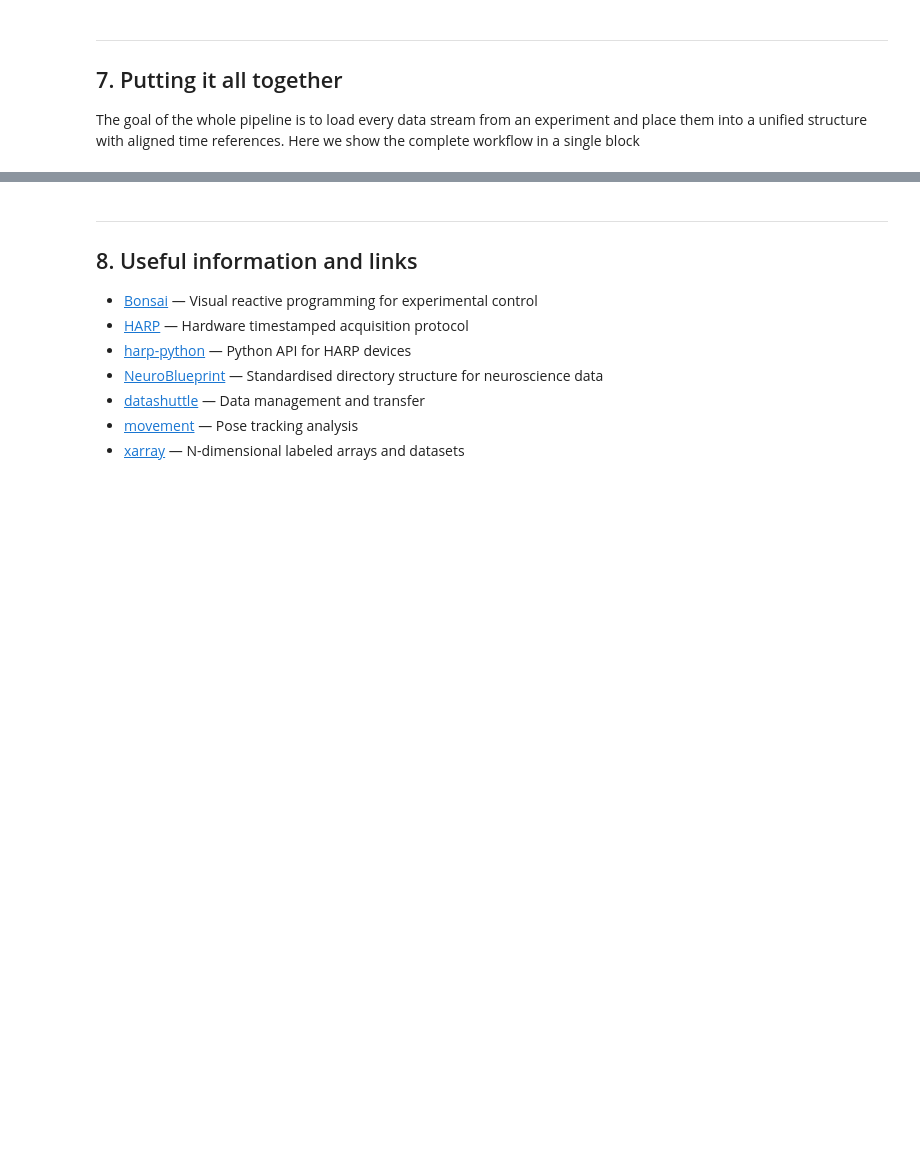
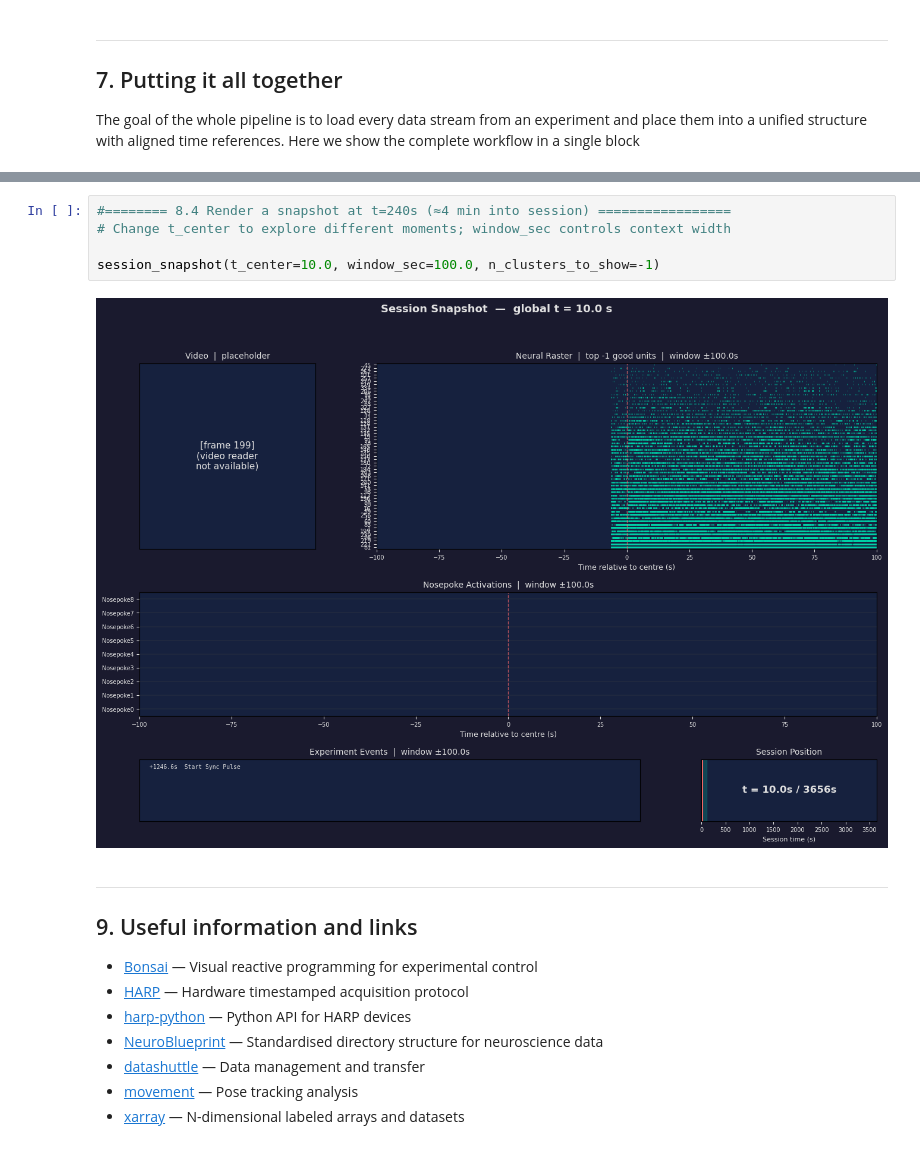
Before and after one commit to Keshavarzi-lab/data-conduit, a Jupyter notebook: src/data_conduit/data_conduit_demos/data_conduit_demo_new.ipynb, the cells around one changed output, grey strips where cells are left out. Drawn from its saved outputs; the diff is of its cells as text; blank space fills up the shorter version.

```diff
--- a/src/data_conduit/data_conduit_demos/data_conduit_demo_new.ipynb
+++ b/src/data_conduit/data_conduit_demos/data_conduit_demo_new.ipynb
@@ -1138,6 +1606,13 @@ print(f"  Sliced DataArray shape: {b0_slice.sizes}")
+# %%
+#======== 8.4 Render a snapshot at t=240s (≈4 min into session) =================
+# Change t_center to explore different moments; window_sec controls context width
+
+session_snapshot(t_center=10.0, window_sec=100.0, n_clusters_to_show=-1)
+# %% [output]
+[figure, added]
 # %% [markdown]
 ----
-## 8. Useful information and links
+## 9. Useful information and links
 
 - [Bonsai](https://bonsai-rx.org/) — Visual reactive programming for experimental control
 - [HARP](https://harp-tech.org/) — Hardware timestamped acquisition protocol
```
Also changed, not shown: parts of 24 cells of this notebook, 51 other files.
